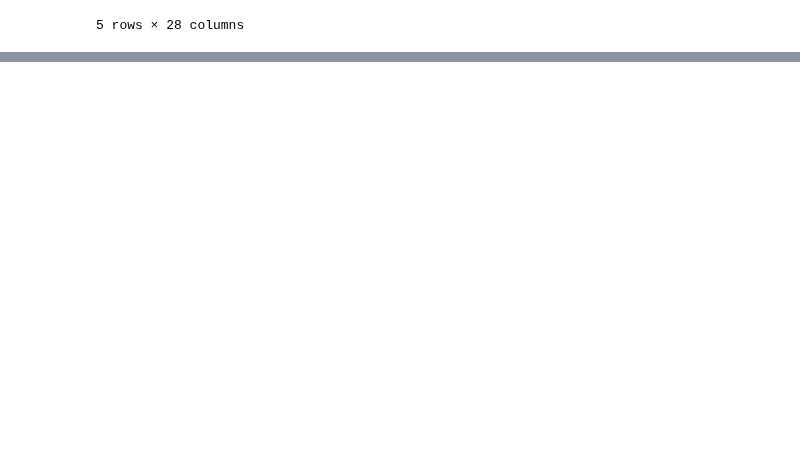
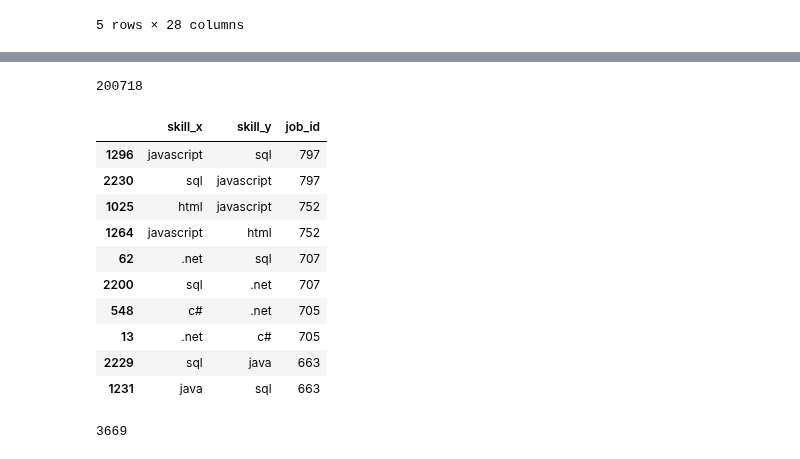
Before and after one commit to harsh-jain101/2023Spr_projects, a Jupyter notebook: Dice.ipynb, the cells around one changed output, grey strips where cells are left out. Cells and saved outputs as stored; diff of their text form; code cells hidden in the pictures; blank space fills up the shorter version.

Commit message:
added skill cooccurence in notebook

```diff
--- a/Dice.ipynb
+++ b/Dice.ipynb
@@ -765,0 +833,9 @@ None
+# %%
+jobs_grouped = connecting_df.groupby('job_id')
+# %%
+job_skills_cross = jobs_grouped.apply(lambda x: pd.merge(x, x, how='cross'))
+# %%
+job_skills_cross.reset_index(inplace=True)
+job_skills_cross.drop(['job_id_x', 'job_id_y', 'level_1'], axis=1, inplace=True)
+job_skills_cross = job_skills_cross.loc[~(job_skills_cross['skill_x']==job_skills_cross['skill_y']),:]
+job_skills_cross.head()
@@ -765,0 +849,20 @@ None
+# %%
+job_skills_cross.size
+# %% [output]
+200718
+# %%
+skill_coocc = job_skills_cross.groupby(['skill_x', 'skill_y']).agg('count').reset_index().sort_values('job_id', ascending=False)
+# %%
+skill_coocc.head(10)
+# %% [output]
+|  | skill_x | skill_y | job_id |
+| 1296 | javascript | sql | 797 |
+| 2230 | sql | javascript | 797 |
+| 1025 | html | javascript | 752 |
+| 1264 | javascript | html | 752 |
+| 62 | .net | sql | 707 |
+| 2200 | sql | .net | 707 |
+| 548 | c# | .net | 705 |
+| 13 | .net | c# | 705 |
+| 2229 | sql | java | 663 |
+| 1231 | java | sql | 663 |
@@ -765,0 +871,4 @@ None
+# %%
+skill_coocc.size
+# %% [output]
+3669
```
Also changed, not shown: parts of 9 cells of this notebook.
